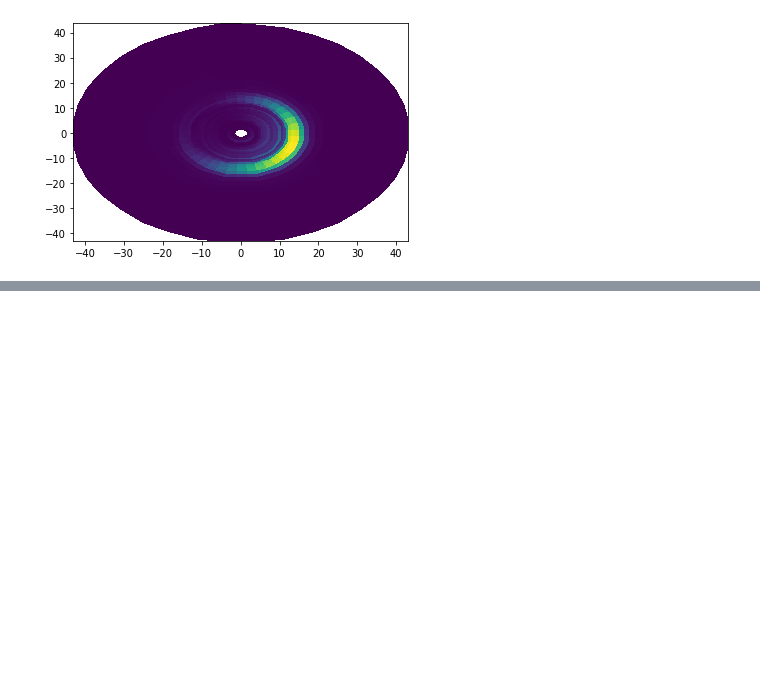
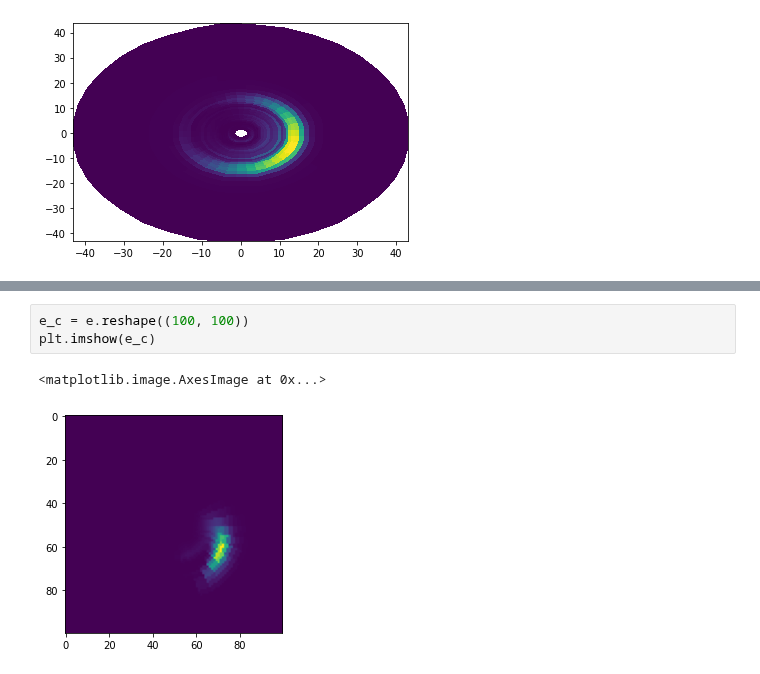
Before and after one commit to mpiannucci/surfrs, a Jupyter notebook: doc/frequency_spec.ipynb, the cells around one changed output, grey strips where cells are left out. Saved outputs shown, nothing was run; the diff lists cells and outputs as text; blank space fills up the shorter version.

```diff
--- a/doc/frequency_spec.ipynb
+++ b/doc/frequency_spec.ipynb
@@ -74,0 +80,6 @@ plt.pcolormesh(x_vals,y_vals,e_ndbc.T, edgecolors='face')
+# %%
+e_c = e.reshape((100, 100))
+plt.imshow(e_c)
+# %% [output]
+<matplotlib.image.AxesImage at 0x...>
+[figure, added]
```
Also changed, not shown: parts of 3 cells of this notebook, 4 other files.
